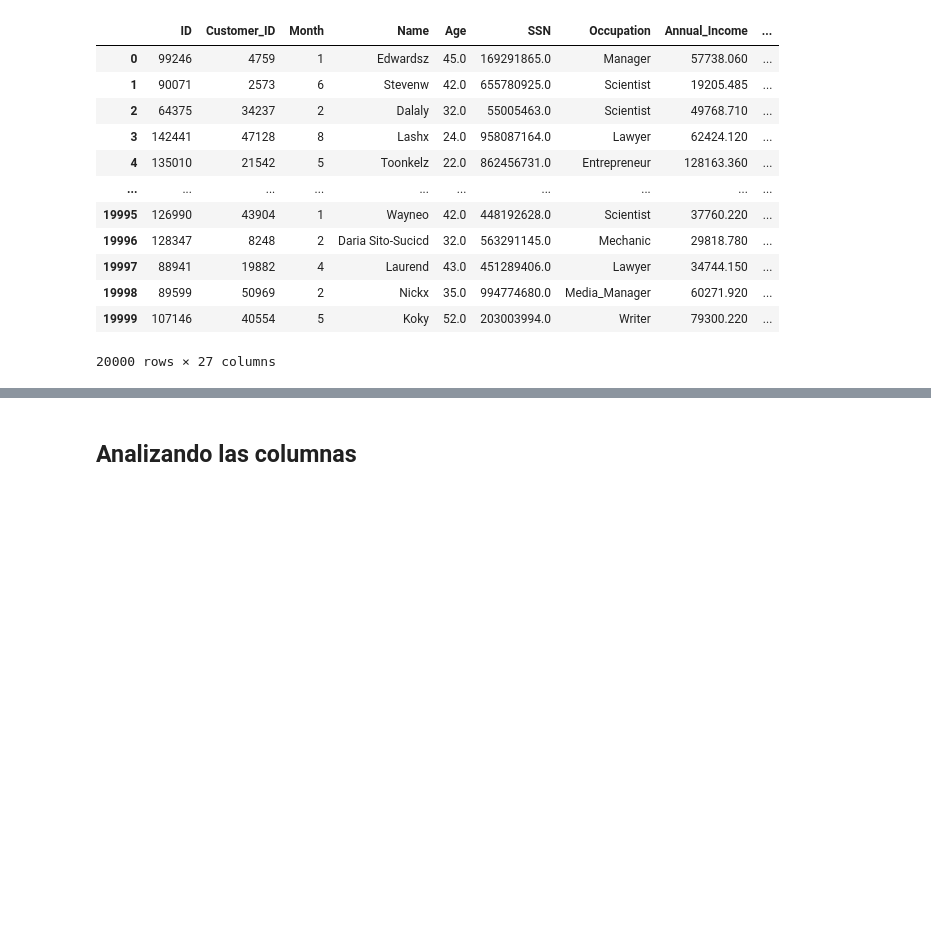
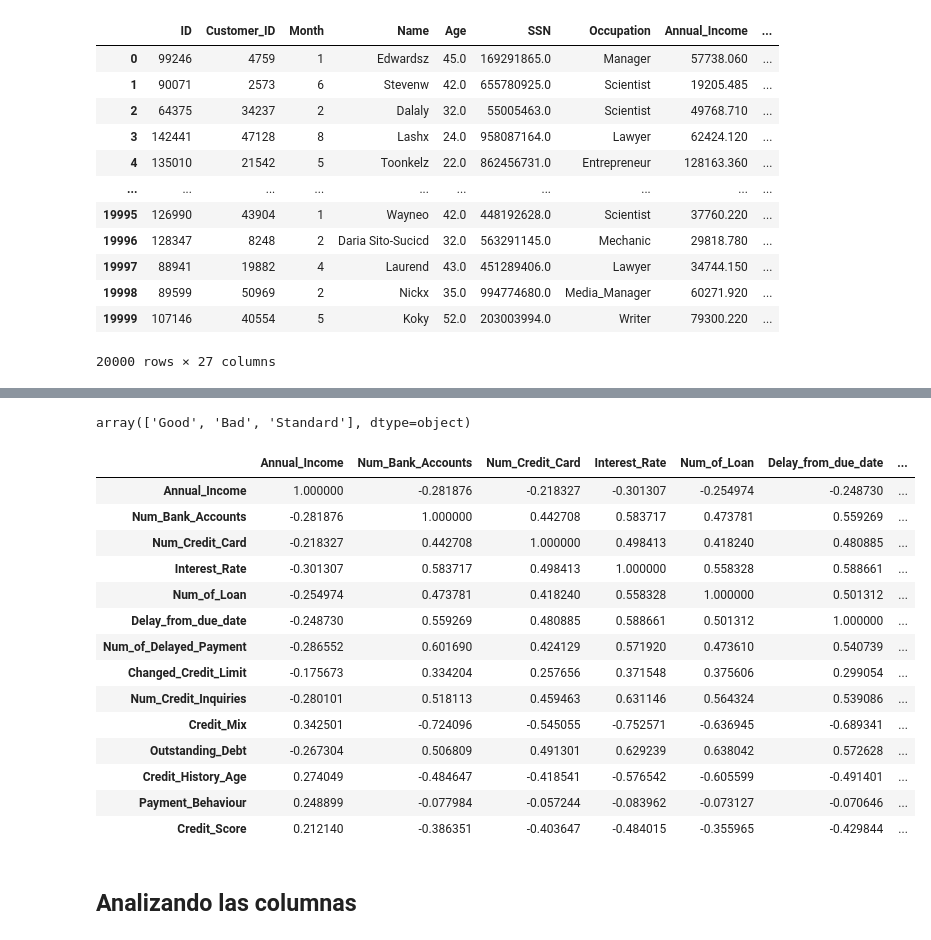
Before and after one commit to Kekon130/ML_Practica2, a Jupyter notebook: Práctica_2.ipynb, the cells around one changed output, grey strips where cells are left out. Drawn from its saved outputs; the diff is of its cells as text; code cells hidden in the pictures; blank space fills up the shorter version.

```diff
--- a/Práctica_2.ipynb
+++ b/Práctica_2.ipynb
@@ -49,3 +59,64 @@ df_test
+# %%
+df_train.Credit_Mix.unique()
+# %% [output]
+array(['Good', 'Bad', 'Standard'], dtype=object)
+# %%
+credit_score = df_train.Credit_Score
+credit_score_ordinal = []
+for row in credit_score:
+  if row == "Poor":
+    credit_score_ordinal.append(0)
+  if row == "Standard":
+    credit_score_ordinal.append(1)
+  if row == "Good":
+    credit_score_ordinal.append(2)
+
+credit_mix = df_train.Credit_Mix
+credit_mix_ordinal = []
+for row in credit_mix:
+  if row == "Bad":
+    credit_mix_ordinal.append(0)
+  if row == "Standard":
+    credit_mix_ordinal.append(1)
+  if row == "Good":
+    credit_mix_ordinal.append(2)
+df_train.Credit_Mix = credit_mix_ordinal
+# %%
+credit_score = df_train.Payment_Behaviour
+credit_score_ordinal = []
+for row in credit_score:
+  if row == "Low_spent_Medium_value_payments":
+    credit_score_ordinal.append(0)
+  if row == "Low_spent_Small_value_payments":
+    credit_score_ordinal.append(1)
+  if row == "Low_spent_Large_value_payments":
+    credit_score_ordinal.append(2)
+  if row == "High_spent_Medium_value_payments":
+    credit_score_ordinal.append(3)
+  if row == "High_spent_Small_value_payments":
+    credit_score_ordinal.append(4)
+  if row == "High_spent_Large_value_payments":
+    credit_score_ordinal.append(5)
+df_train.Payment_Behaviour = credit_score_ordinal
+# %%
+# Se incluyen: Credit mix
+df_train.corr()
+# %% [output]
+|  | Annual_Income | Num_Bank_Accounts | Num_Credit_Card | Interest_Rate | Num_of_Loan | Delay_from_due_date | ... |
+| Annual_Income | 1.000000 | -0.281876 | -0.218327 | -0.301307 | -0.254974 | -0.248730 | ... |
+| Num_Bank_Accounts | -0.281876 | 1.000000 | 0.442708 | 0.583717 | 0.473781 | 0.559269 | ... |
+| Num_Credit_Card | -0.218327 | 0.442708 | 1.000000 | 0.498413 | 0.418240 | 0.480885 | ... |
+| Interest_Rate | -0.301307 | 0.583717 | 0.498413 | 1.000000 | 0.558328 | 0.588661 | ... |
+| Num_of_Loan | -0.254974 | 0.473781 | 0.418240 | 0.558328 | 1.000000 | 0.501312 | ... |
+| Delay_from_due_date | -0.248730 | 0.559269 | 0.480885 | 0.588661 | 0.501312 | 1.000000 | ... |
+| Num_of_Delayed_Payment | -0.286552 | 0.601690 | 0.424129 | 0.571920 | 0.473610 | 0.540739 | ... |
+| Changed_Credit_Limit | -0.175673 | 0.334204 | 0.257656 | 0.371548 | 0.375606 | 0.299054 | ... |
+| Num_Credit_Inquiries | -0.280101 | 0.518113 | 0.459463 | 0.631146 | 0.564324 | 0.539086 | ... |
+| Credit_Mix | 0.342501 | -0.724096 | -0.545055 | -0.752571 | -0.636945 | -0.689341 | ... |
+| Outstanding_Debt | -0.267304 | 0.506809 | 0.491301 | 0.629239 | 0.638042 | 0.572628 | ... |
+| Credit_History_Age | 0.274049 | -0.484647 | -0.418541 | -0.576542 | -0.605599 | -0.491401 | ... |
+| Payment_Behaviour | 0.248899 | -0.077984 | -0.057244 | -0.083962 | -0.073127 | -0.070646 | ... |
+| Credit_Score | 0.212140 | -0.386351 | -0.403647 | -0.484015 | -0.355965 | -0.429844 | ... |
 # %% [markdown]
 
 ## Analizando las columnas
```
Also changed, not shown: parts of 13 cells of this notebook.
